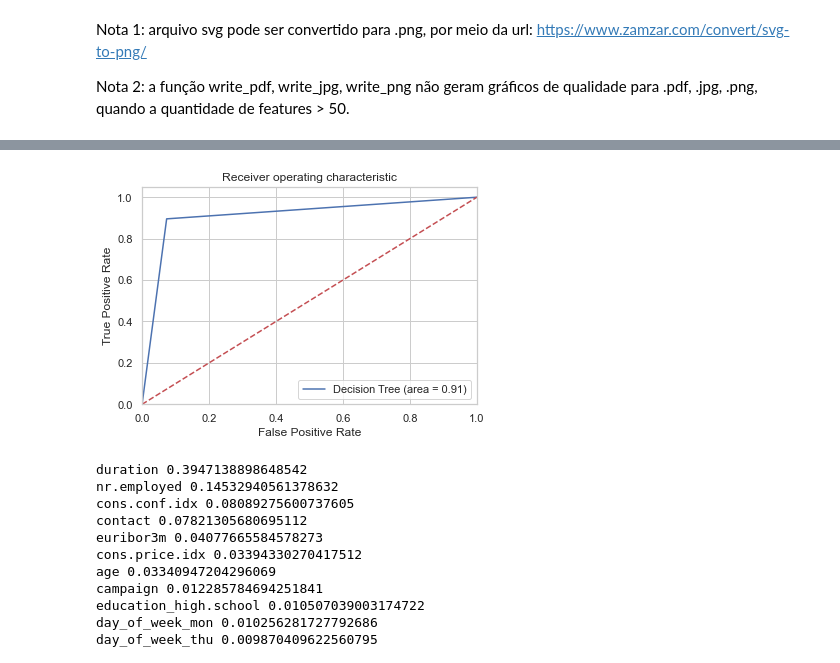
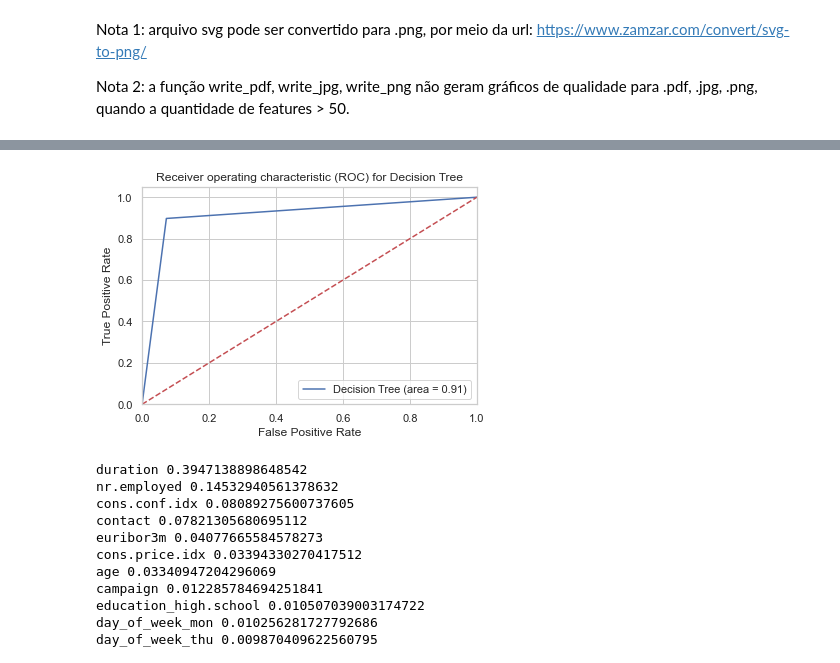
Before and after one commit to edbkei/MO416PROJ3, a Jupyter notebook: Projeto3/Project3.ipynb, the cells around one changed output, grey strips where cells are left out. Drawn from its saved outputs; the diff is of its cells as text; code cells hidden in the pictures.

```diff
--- a/Projeto3/Project3.ipynb
+++ b/Projeto3/Project3.ipynb
@@ -1443,21 +1495,21 @@ weighted avg       0.91      0.91      0.91      7330
 # %%
 from sklearn.metrics import roc_auc_score
 from sklearn.metrics import roc_curve
 logit_roc_auc3 = roc_auc_score(os_test_y.astype(int), dtm.predict(X_tested.astype(float)))
 fpr3, tpr3, thresholds3 = roc_curve(os_test_y.astype(int), dtm.predict_proba(X_tested.astype(float))[:,1])
 plt.figure()
 plt.plot(fpr3, tpr3, label='Decision Tree (area = %0.2f)' % logit_roc_auc3)
 plt.plot([0, 1], [0, 1],'r--')
 plt.xlim([0.0, 1.0])
 plt.ylim([0.0, 1.05])
 plt.xlabel('False Positive Rate')
 plt.ylabel('True Positive Rate')
-plt.title('Receiver operating characteristic')
+plt.title('Receiver operating characteristic (ROC) for Decision Tree')
 plt.legend(loc="lower right")
-plt.savefig('Log_ROC')
+plt.savefig('DT_ROC')
 plt.show()
 # %% [output]
-[figure, old version]
+[figure, new version]
 # %%
 for importance, name in sorted(zip(dtm.feature_importances_, os_test_X.columns),reverse=True)[:54]:
     print (name, importance)
```
Also changed, not shown: parts of 16 cells of this notebook, 1 other file.
